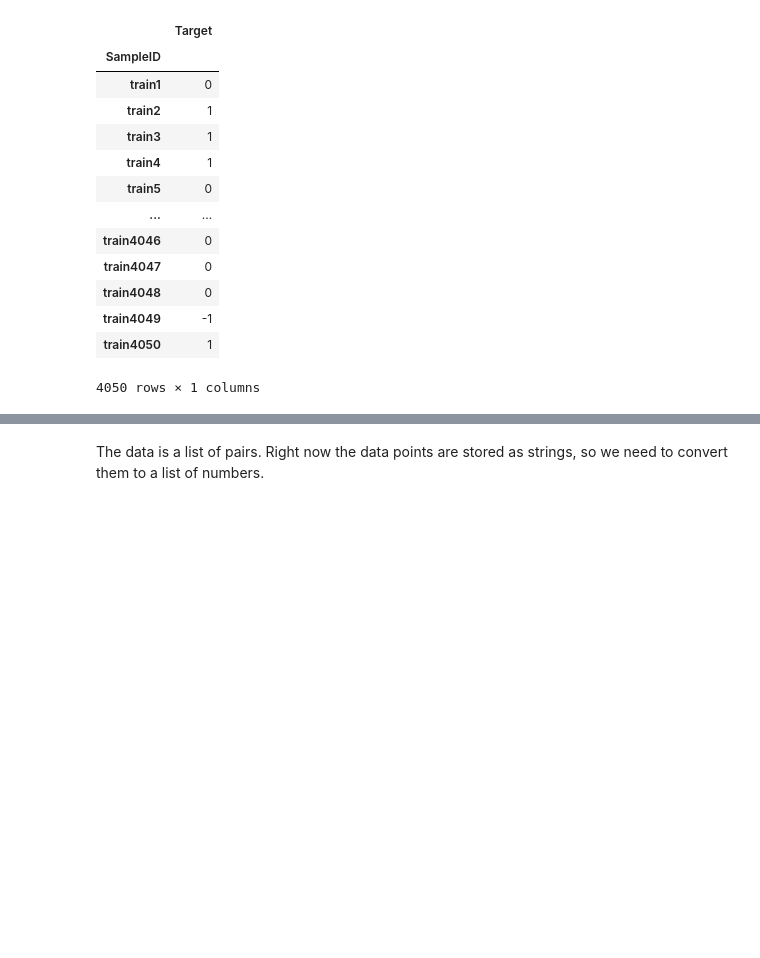
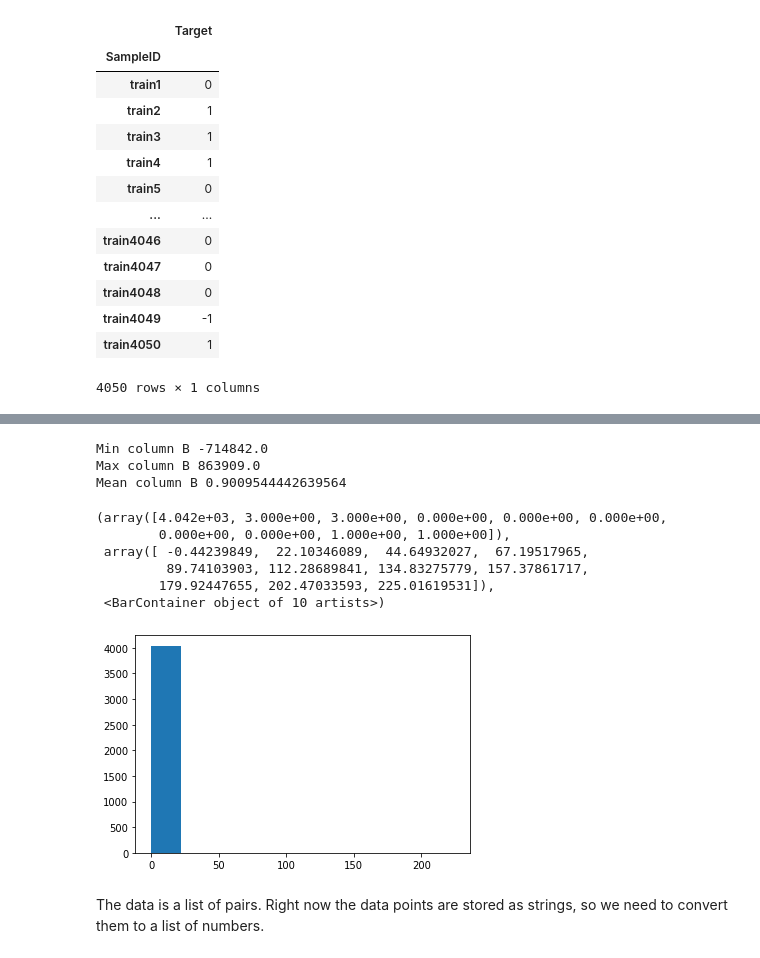
Before and after one commit to RachaHachem/Solving-Medi-Fair-Challenge, a Jupyter notebook: Baseline Methods/Code/Medi_Fair_baseline_methods.ipynb, the cells around one changed output, grey strips where cells are left out. Saved outputs shown, nothing was run; the diff lists cells and outputs as text; code cells hidden in the pictures; blank space fills up the shorter version.

```diff
--- a/Code/Medi_Fair_baseline_methods.ipynb
+++ b/Baseline Methods/Code/Medi_Fair_baseline_methods.ipynb
@@ -158,3 +202,19 @@ memory usage: 94.9+ KB
+# %%
+print('Min column B', X_train['B'].apply(np.min).min())
+print('Max column B', X_train['B'].apply(np.max).max())
+print('Mean column B', X_train['B'].apply(np.mean).mean())
+plt.hist(X_train['B'].apply(np.mean))
+# %% [output]
+Min column B -714842.0
+Max column B 863909.0
+Mean column B 0.9009544442639564
+(array([4.042e+03, 3.000e+00, 3.000e+00, 0.000e+00, 0.000e+00, 0.000e+00,
+        0.000e+00, 0.000e+00, 1.000e+00, 1.000e+00]),
+ array([ -0.44239849,  22.10346089,  44.64932027,  67.19517965,
+         89.74103903, 112.28689841, 134.83275779, 157.37861717,
+        179.92447655, 202.47033593, 225.01619531]),
+ <BarContainer object of 10 artists>)
+[figure, added]
 # %% [markdown]
 The data is a list of pairs. Right now the data points are stored as strings, so we need to convert them to a list of numbers.
 # %%
```
Also changed, not shown: parts of 24 cells of this notebook, 2 other files.
